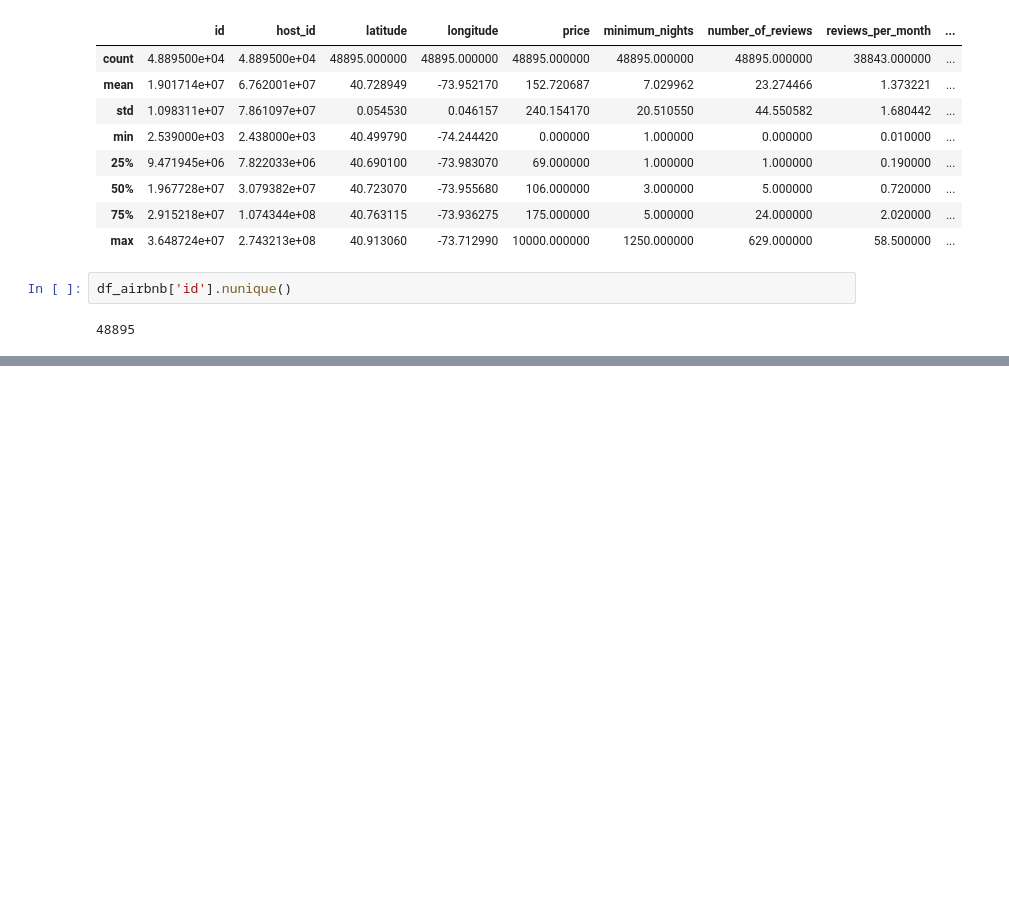
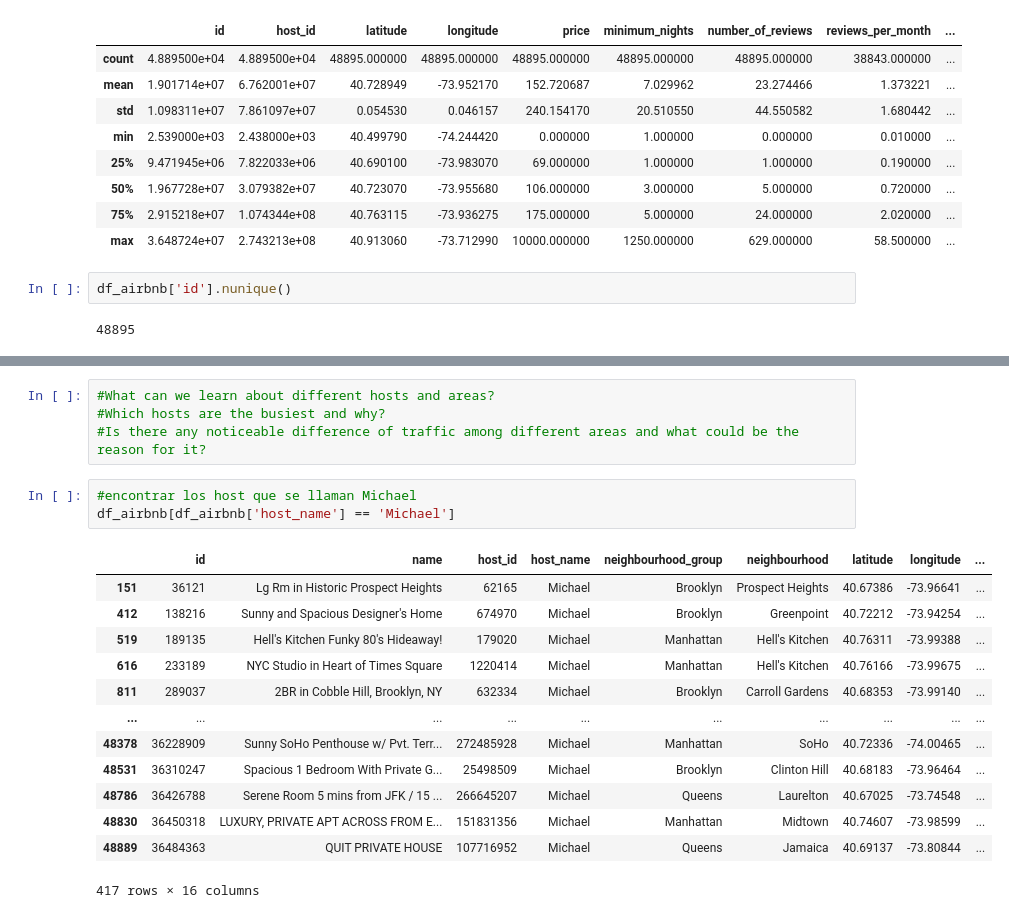
Before and after one commit to andreaj-it/machine-learning-python-template, a Jupyter notebook: src/explore.ipynb, the cells around one changed output, grey strips where cells are left out. Saved outputs shown, nothing was run; the diff lists cells and outputs as text; blank space fills up the shorter version.

```diff
--- a/src/explore.ipynb
+++ b/src/explore.ipynb
@@ -97,3 +99,24 @@ shape  (48895, 16)
 | neighbourhood | 48895 | 221 | Williamsburg | 3920 | 0 | 0.000000 |
 | room_type | 48895 | 3 | Entire home/apt | 25409 | 0 | 0.000000 |
 | last_review | 38843 | 1764 | 2019-06-23 | 1413 | 10052 | 0.205583 |
+# %%
+#What can we learn about different hosts and areas?
+#Which hosts are the busiest and why?
+#Is there any noticeable difference of traffic among different areas and what could be the reason for it?
+# %%
+#encontrar los host que se llaman Michael
+df_airbnb[df_airbnb['host_name'] == 'Michael']
+# %% [output]
+|  | id | name | host_id | host_name | neighbourhood_group | neighbourhood | latitude | longitude | ... |
+| 151 | 36121 | Lg Rm in Historic Prospect Heights | 62165 | Michael | Brooklyn | Prospect Heights | 40.67386 | -73.96641 | ... |
+| 412 | 138216 | Sunny and Spacious Designer's Home | 674970 | Michael | Brooklyn | Greenpoint | 40.72212 | -73.94254 | ... |
+| 519 | 189135 | Hell's Kitchen Funky 80's Hideaway! | 179020 | Michael | Manhattan | Hell's Kitchen | 40.76311 | -73.99388 | ... |
+| 616 | 233189 | NYC Studio in Heart of Times Square | 1220414 | Michael | Manhattan | Hell's Kitchen | 40.76166 | -73.99675 | ... |
+| 811 | 289037 | 2BR in Cobble Hill, Brooklyn, NY | 632334 | Michael | Brooklyn | Carroll Gardens | 40.68353 | -73.99140 | ... |
+| ... | ... | ... | ... | ... | ... | ... | ... | ... | ... |
+| 48378 | 36228909 | Sunny SoHo Penthouse w/ Pvt. Terr... | 272485928 | Michael | Manhattan | SoHo | 40.72336 | -74.00465 | ... |
+| 48531 | 36310247 | Spacious 1 Bedroom With Private G... | 25498509 | Michael | Brooklyn | Clinton Hill | 40.68183 | -73.96464 | ... |
+| 48786 | 36426788 | Serene Room 5 mins from JFK / 15 ... | 266645207 | Michael | Queens | Laurelton | 40.67025 | -73.74548 | ... |
+| 48830 | 36450318 | LUXURY, PRIVATE APT ACROSS FROM E... | 151831356 | Michael | Manhattan | Midtown | 40.74607 | -73.98599 | ... |
+| 48889 | 36484363 | QUIT PRIVATE HOUSE | 107716952 | Michael | Queens | Jamaica | 40.69137 | -73.80844 | ... |
+417 rows × 16 columns
```
Also changed, not shown: parts of 14 cells of this notebook, 2 other files.
